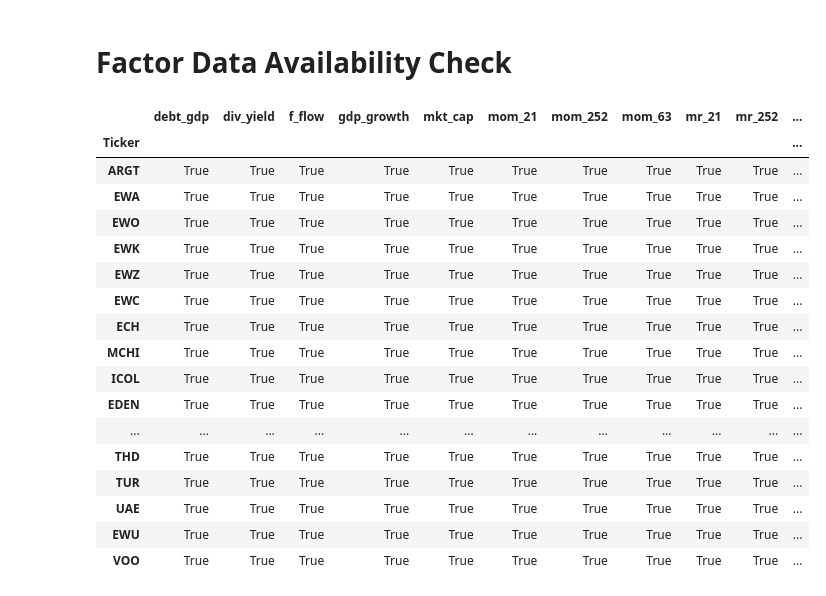
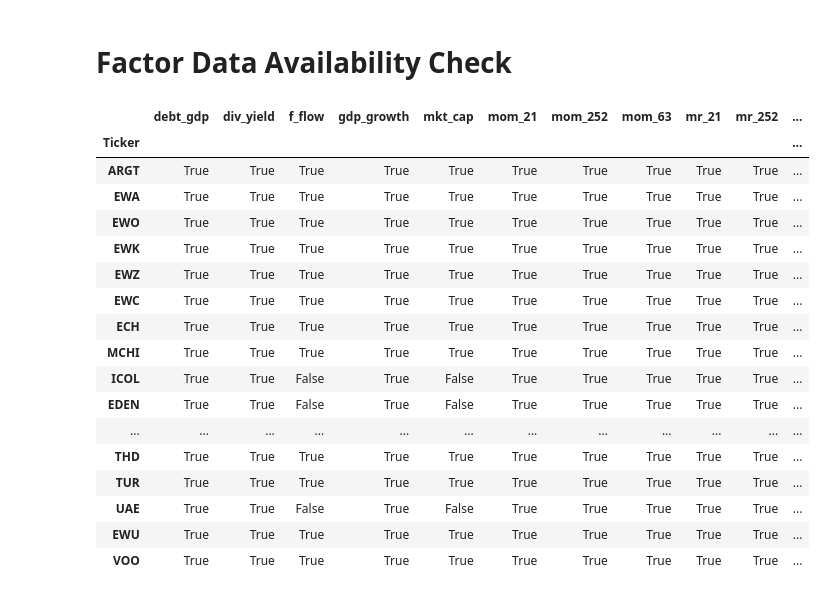
Before and after one commit to xlinGithub/Quantitative-Country-ETF-Trading-Strategy, a Jupyter notebook: process raw data into factor data.ipynb, the cells around one changed output. Saved outputs shown, nothing was run; the diff lists cells and outputs as text; code cells hidden in the pictures.

Commit message:
updated data availability

```diff
--- a/process raw data into factor data.ipynb
+++ b/process raw data into factor data.ipynb
@@ -60,6 +82,18 @@ for i in range(int(raw_factor_data.shape[1]/n_col)):
     if combined_factor_data.shape[0] > 1:
         for col in combined_factor_data.columns:
             combined_factor_data[[col]].to_csv('factor data/'+col+'/'+ticker+'.csv')
+# %%
+factor = 'short_int'
+sup_factor = 'sh_out'
+new_factor = 'short_int_ratio'
+# %%
+for ticker in mapping['Ticker']:
+    factor_df = pd.read_csv('factor data/'+factor+'/'+ticker+'.csv', index_col='Date')
+    sup_factor_df = pd.read_csv('factor data/'+sup_factor+'/'+ticker+'.csv', index_col='Date')
+    new_factor_df = factor_df.join(sup_factor_df)
+    new_factor_df[new_factor] = new_factor_df[factor]/new_factor_df[sup_factor]/1000000
+    if new_factor_df[[new_factor]].dropna().shape[0] > 0:
+        new_factor_df[[new_factor]].dropna().to_csv('factor data/'+new_factor+'/'+ticker+'.csv')
 # %% [markdown]
 # Economic Factors
 # %% [markdown]
@@ -162,34 +196,38 @@ factor_list = [f[1] for f in os.walk('factor data')][0]
 #check all factor and save whether we obtain all specified in each etf
 for i in data_availability_df.index:
     for f in factor_list:
-        data_availability_df.loc[i, f] = os.path.exists('factor data/'+f+'/'+i+'.csv')
+        if os.path.exists('factor data/'+f+'/'+i+'.csv'):
+            data_availability_df.loc[i, f] = (pd.read_csv('factor data/'+f+'/'+i+'.csv').shape[0] > 0)
+        else:
+            data_availability_df.loc[i, f] = False
 # %%
 #function to sort each factor as according to dataframe's availaiblity in each factor order
 def highlight_max(s):
     '''
     highlight the maximum in a Series yellow.
     '''
     is_max = s == s.max()
     return ['background-color: lightgreen' if v else '' for v in is_max]
 
 #show the sorted data availability dataframe
+data_availability_df.to_excel('data availability.xlsx')
 data_availability_df[data_availability_df.columns[2:]].style.apply(highlight_max)
 # %% [output]
 |  | debt_gdp | div_yield | f_flow | gdp_growth | mkt_cap | mom_21 | mom_252 | mom_63 | mr_21 | mr_252 | ... |
 | Ticker |  |  |  |  |  |  |  |  |  |  | ... |
 | ARGT | True | True | True | True | True | True | True | True | True | True | ... |
 | EWA | True | True | True | True | True | True | True | True | True | True | ... |
 | EWO | True | True | True | True | True | True | True | True | True | True | ... |
 | EWK | True | True | True | True | True | True | True | True | True | True | ... |
 | EWZ | True | True | True | True | True | True | True | True | True | True | ... |
 | EWC | True | True | True | True | True | True | True | True | True | True | ... |
 | ECH | True | True | True | True | True | True | True | True | True | True | ... |
 | MCHI | True | True | True | True | True | True | True | True | True | True | ... |
-| ICOL | True | True | True | True | True | True | True | True | True | True | ... |
-| EDEN | True | True | True | True | True | True | True | True | True | True | ... |
+| ICOL | True | True | False | True | False | True | True | True | True | True | ... |
+| EDEN | True | True | False | True | False | True | True | True | True | True | ... |
 | ... | ... | ... | ... | ... | ... | ... | ... | ... | ... | ... | ... |
 | THD | True | True | True | True | True | True | True | True | True | True | ... |
 | TUR | True | True | True | True | True | True | True | True | True | True | ... |
-| UAE | True | True | True | True | True | True | True | True | True | True | ... |
+| UAE | True | True | False | True | False | True | True | True | True | True | ... |
 | EWU | True | True | True | True | True | True | True | True | True | True | ... |
 | VOO | True | True | True | True | True | True | True | True | True | True | ... |
```
Also changed, not shown: parts of 1 cell of this notebook, 52 other files.
